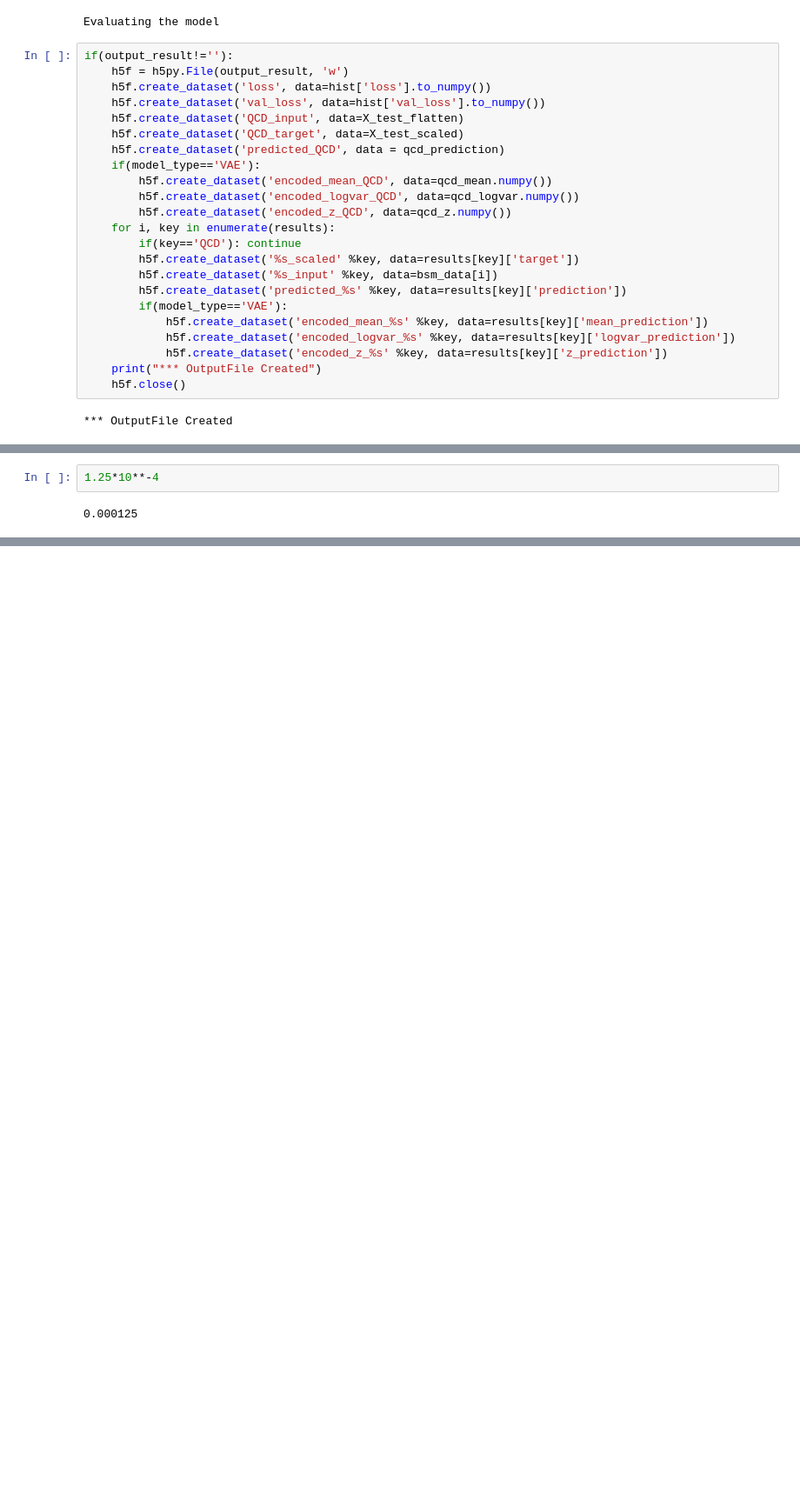
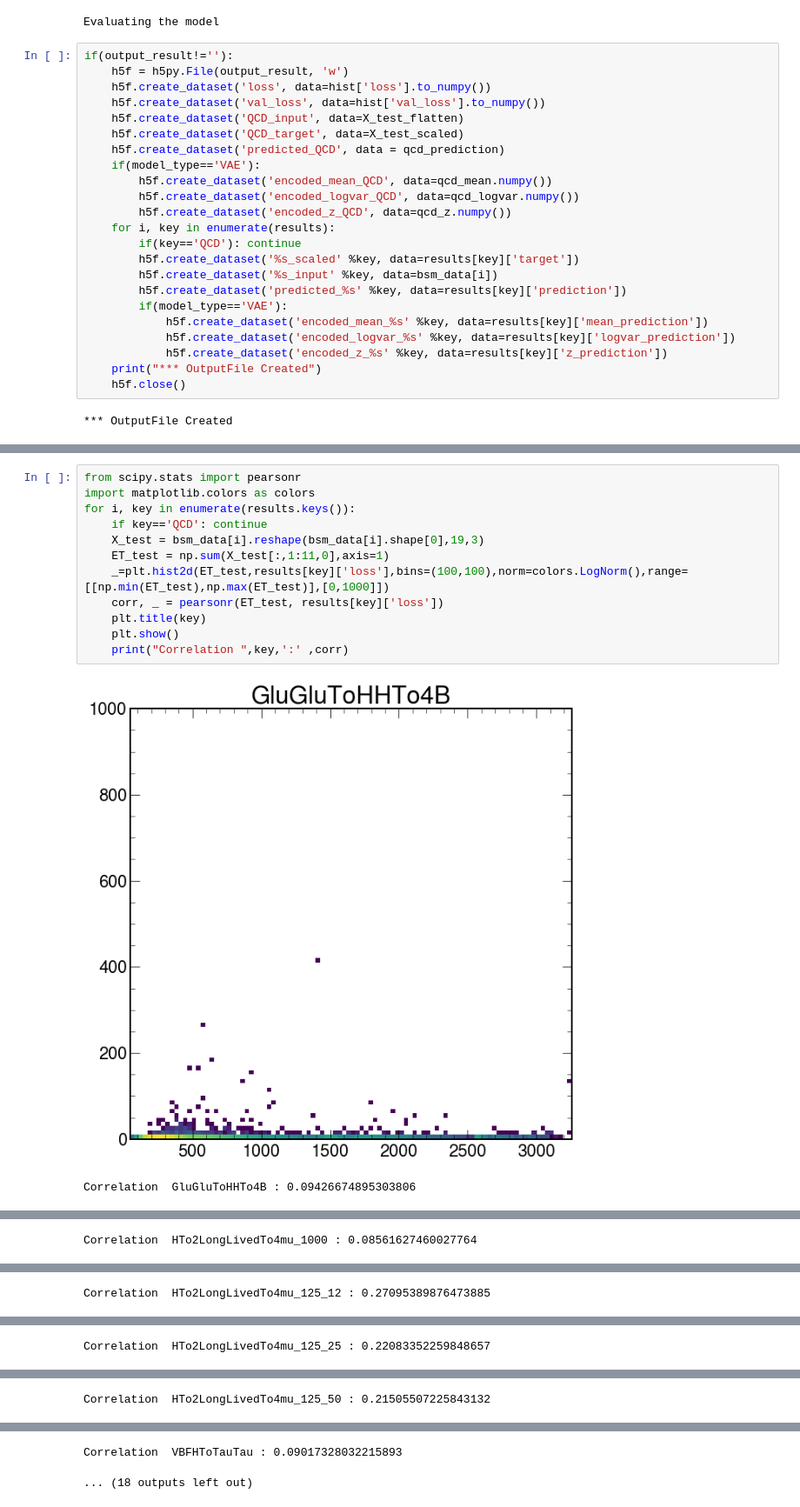
Before and after one commit to toa-p/l1_anomaly_ae, a Jupyter notebook: dnn/End2End_demo.ipynb, the cells around one changed output, grey strips where cells are left out. Shown at 87% size. Saved outputs shown, nothing was run; the diff lists cells and outputs as text; blank space fills up the shorter version.

```diff
--- a/dnn/End2End_demo.ipynb
+++ b/dnn/End2End_demo.ipynb
@@ -498,4 +492,15 @@ array([0.e+00, 2.e-05, 2.e-05, 6.e-05, 6.e-05, 8.e-05])
-# %%
-1.25*10**-4
-# %% [output]
-0.000125
+# %%
+from scipy.stats import pearsonr
+import matplotlib.colors as colors
+for i, key in enumerate(results.keys()):
+    if key=='QCD': continue
+    X_test = bsm_data[i].reshape(bsm_data[i].shape[0],19,3)
+    ET_test = np.sum(X_test[:,1:11,0],axis=1)
+    _=plt.hist2d(ET_test,results[key]['loss'],bins=(100,100),norm=colors.LogNorm(),range=[[np.min(ET_test),np.max(ET_test)],[0,1000]])
+    corr, _ = pearsonr(ET_test, results[key]['loss'])
+    plt.title(key)
+    plt.show()
+    print("Correlation ",key,':' ,corr)
+# %% [output]
+[figure, added]
+Correlation  GluGluToHHTo4B : 0.09426674895303806
@@ -501,0 +508 @@ array([0.e+00, 2.e-05, 2.e-05, 6.e-05, 6.e-05, 8.e-05])
+Correlation  HTo2LongLivedTo4mu_1000 : 0.08561627460027764
@@ -501,0 +510 @@ array([0.e+00, 2.e-05, 2.e-05, 6.e-05, 6.e-05, 8.e-05])
+Correlation  HTo2LongLivedTo4mu_125_12 : 0.27095389876473885
@@ -501,0 +512 @@ array([0.e+00, 2.e-05, 2.e-05, 6.e-05, 6.e-05, 8.e-05])
+Correlation  HTo2LongLivedTo4mu_125_25 : 0.22083352259848657
@@ -501,0 +514 @@ array([0.e+00, 2.e-05, 2.e-05, 6.e-05, 6.e-05, 8.e-05])
+Correlation  HTo2LongLivedTo4mu_125_50 : 0.21505507225843132
@@ -501,0 +516,2 @@ array([0.e+00, 2.e-05, 2.e-05, 6.e-05, 6.e-05, 8.e-05])
+Correlation  VBFHToTauTau : 0.09017328032215893
+... (18 outputs left out)
```
Also changed, not shown: parts of 8 cells of this notebook.
